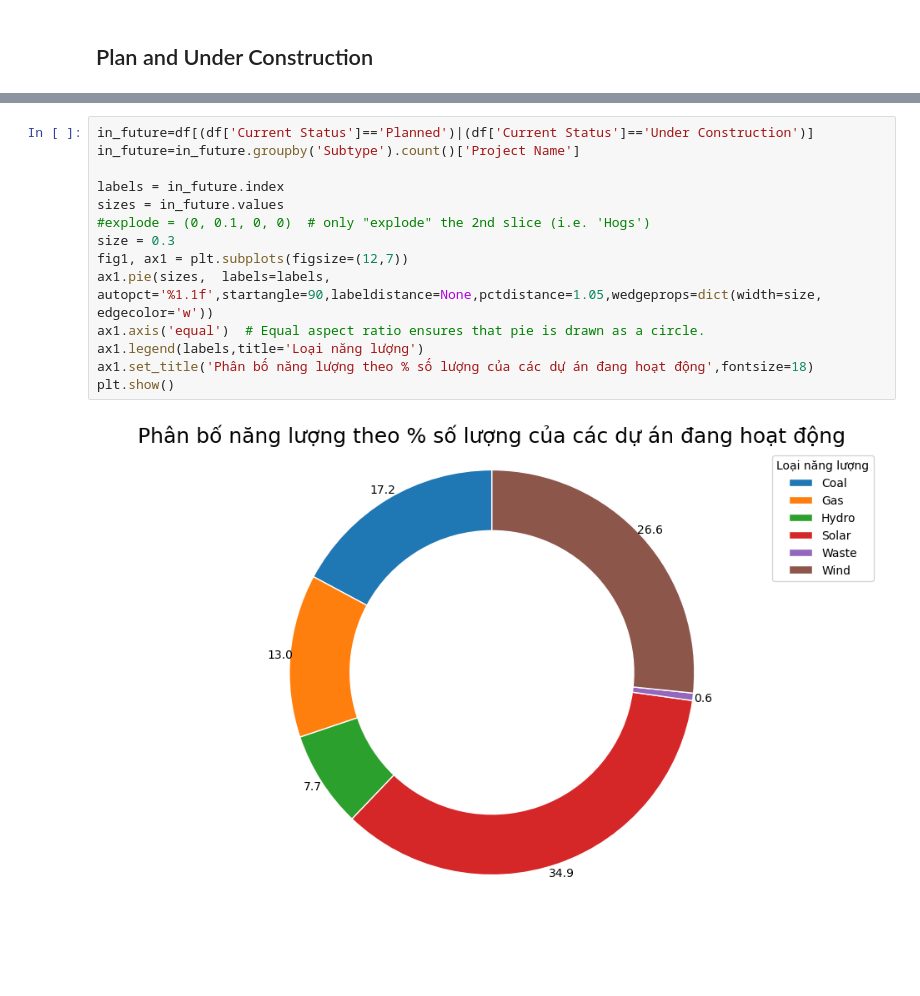
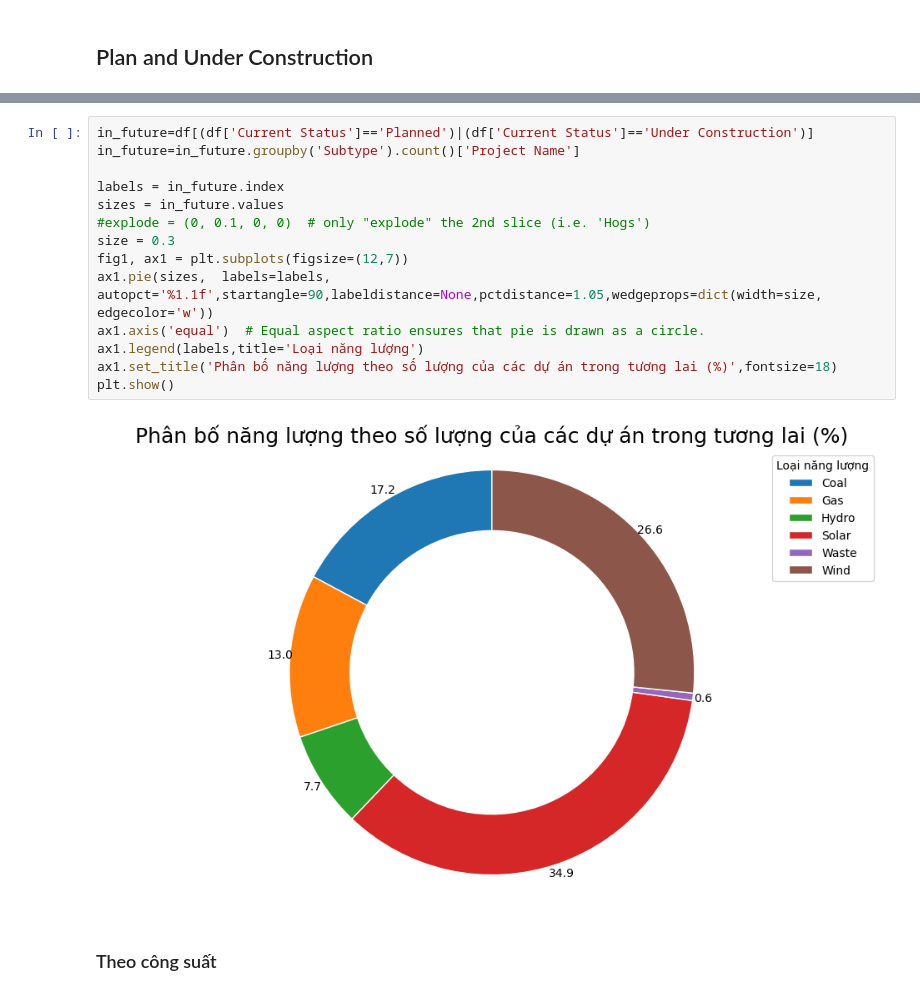
Before and after one commit to JustKidding2K/P4DS_FinalProject, a Jupyter notebook: Source.ipynb, the cells around one changed output, grey strips where cells are left out. Drawn from its saved outputs; the diff is of its cells as text; blank space fills up the shorter version.

```diff
--- a/Source.ipynb
+++ b/Source.ipynb
@@ -577,16 +614,18 @@ plt.show()
 # %%
 in_future=df[(df['Current Status']=='Planned')|(df['Current Status']=='Under Construction')]
 in_future=in_future.groupby('Subtype').count()['Project Name']
 
 labels = in_future.index
 sizes = in_future.values
 #explode = (0, 0.1, 0, 0)  # only "explode" the 2nd slice (i.e. 'Hogs')
 size = 0.3
 fig1, ax1 = plt.subplots(figsize=(12,7))
 ax1.pie(sizes,  labels=labels, autopct='%1.1f',startangle=90,labeldistance=None,pctdistance=1.05,wedgeprops=dict(width=size, edgecolor='w'))
 ax1.axis('equal')  # Equal aspect ratio ensures that pie is drawn as a circle.
 ax1.legend(labels,title='Loại năng lượng')
-ax1.set_title('Phân bố năng lượng theo % số lượng của các dự án đang hoạt động',fontsize=18)
+ax1.set_title('Phân bố năng lượng theo số lượng của các dự án trong tương lai (%)',fontsize=18)
 plt.show()
 # %% [output]
-[figure, old version]
+[figure, new version]
+# %% [markdown]
+### Theo công suất
```
Also changed, not shown: parts of 17 cells of this notebook.
